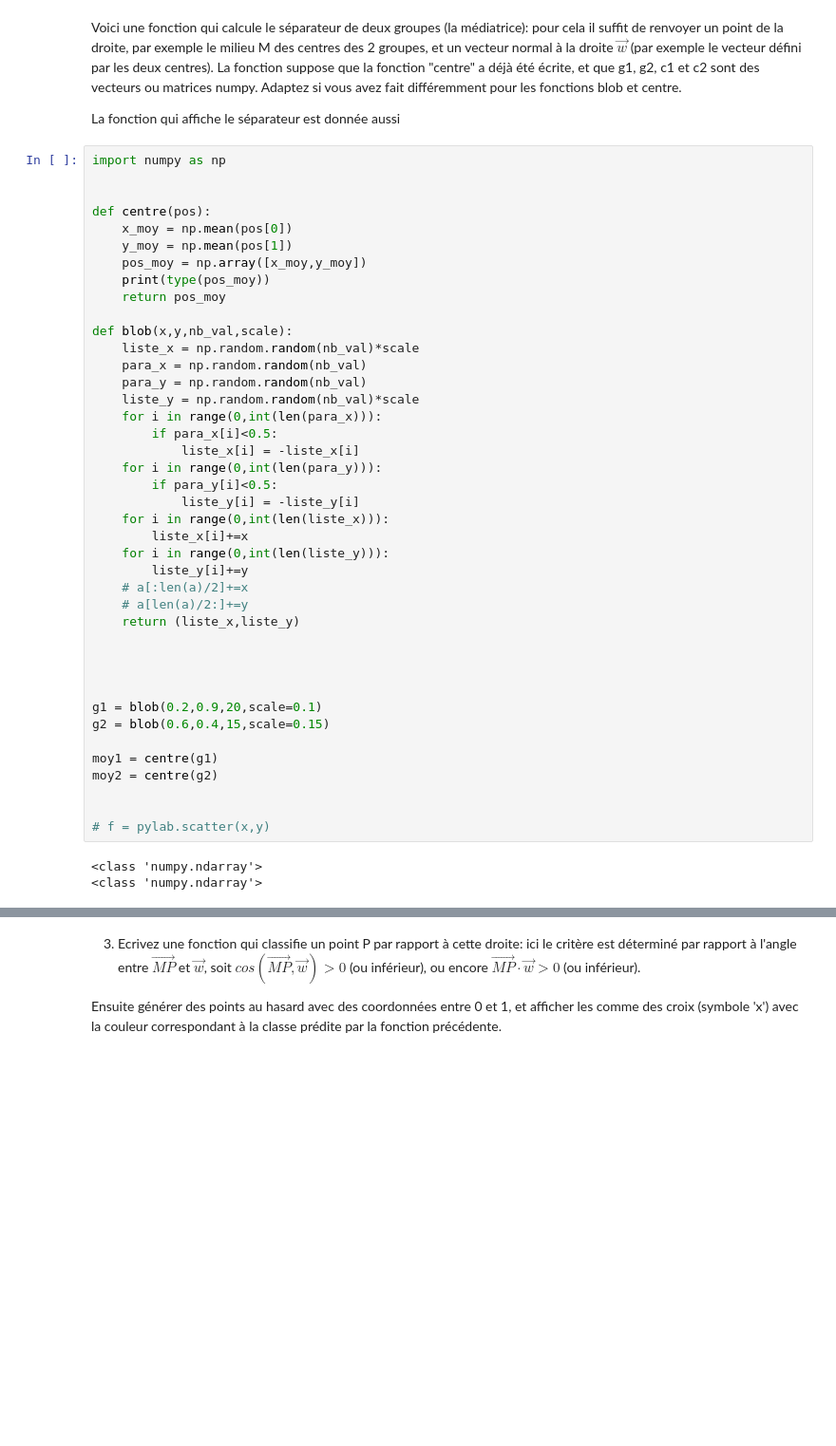
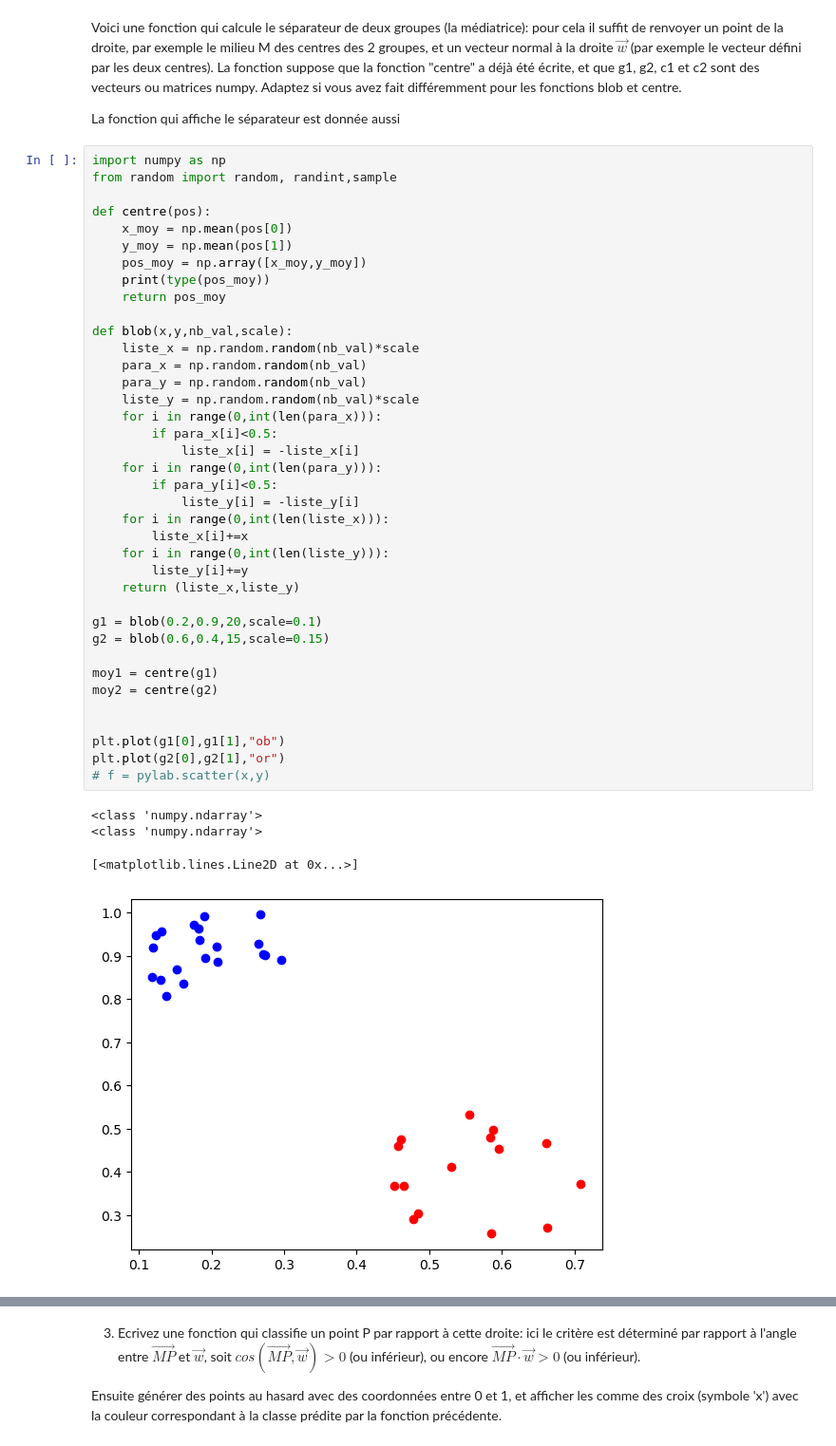
Before and after one commit to AloyKyllian/2A, a Jupyter notebook: python/TP3/TP_Python_SRI_3_2022.ipynb, the cells around one changed output, grey strips where cells are left out. Shown: that part at 95% size. Cells and saved outputs as stored; diff of their text form; blank space fills up the shorter version.

```diff
--- a/python/TP3/TP_Python_SRI_3_2022.ipynb
+++ b/python/TP3/TP_Python_SRI_3_2022.ipynb
@@ -93,7 +93,7 @@ Votre tâche:
 La fonction qui affiche le séparateur est donnée aussi
 # %%
 import numpy as np
-
+from random import random, randint,sample
 
 def centre(pos):
     x_moy = np.mean(pos[0])
@@ -103,38 +103,37 @@ def centre(pos):
     return pos_moy
 
 def blob(x,y,nb_val,scale):
     liste_x = np.random.random(nb_val)*scale
     para_x = np.random.random(nb_val)
     para_y = np.random.random(nb_val)
     liste_y = np.random.random(nb_val)*scale
     for i in range(0,int(len(para_x))):
         if para_x[i]<0.5:
             liste_x[i] = -liste_x[i]
     for i in range(0,int(len(para_y))):
         if para_y[i]<0.5:
             liste_y[i] = -liste_y[i]
     for i in range(0,int(len(liste_x))):
         liste_x[i]+=x
     for i in range(0,int(len(liste_y))):
         liste_y[i]+=y
-    # a[:len(a)/2]+=x
-    # a[len(a)/2:]+=y
     return (liste_x,liste_y)
-
-
-
 
 g1 = blob(0.2,0.9,20,scale=0.1)
 g2 = blob(0.6,0.4,15,scale=0.15)
 
 moy1 = centre(g1)
 moy2 = centre(g2)
 
 
+plt.plot(g1[0],g1[1],"ob")
+plt.plot(g2[0],g2[1],"or")
 # f = pylab.scatter(x,y)
 # %% [output]
 <class 'numpy.ndarray'>
 <class 'numpy.ndarray'>
+[<matplotlib.lines.Line2D at 0x...>]
+[figure, added]
 # %%
 
 
```
Also changed, not shown: parts of 4 cells of this notebook, 20 other files.
